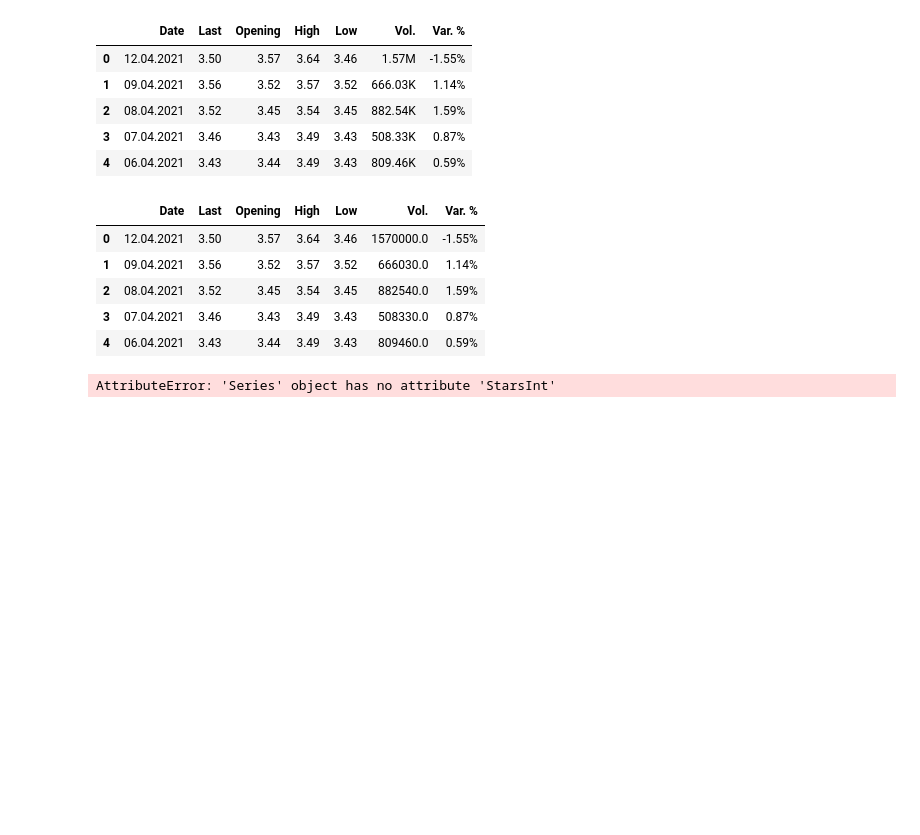
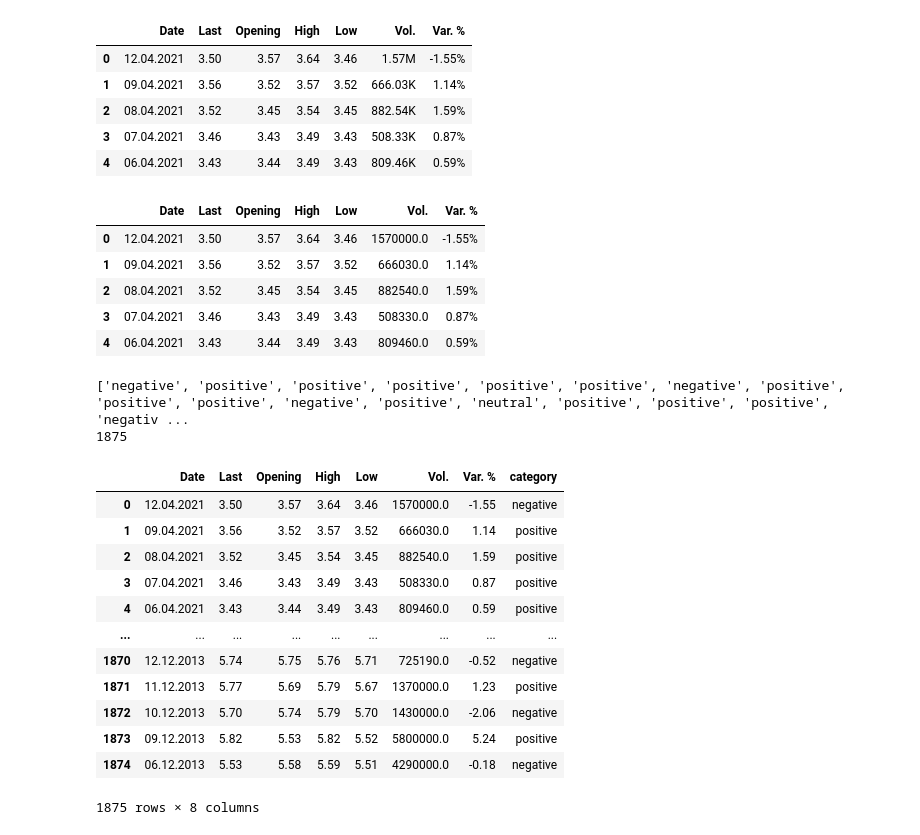
Before and after one commit to arfan64shah/Extract_Transform_Load_Visualization, a Jupyter notebook: Arfan_Practical6/Arfan_Practical6.ipynb, the cells around one changed output. Drawn from its saved outputs; the diff is of its cells as text; code cells hidden in the pictures; blank space fills up the shorter version.

```diff
--- a/Arfan_Practical6/Arfan_Practical6.ipynb
+++ b/Arfan_Practical6/Arfan_Practical6.ipynb
@@ -73,16 +73,49 @@ new_dataset.head()
 | 4 | 06.04.2021 | 3.43 | 3.44 | 3.49 | 3.43 | 809460.0 | 0.59% |
 # %%
 #add one column at the last and assign negative or positive by looking at the variation column
-import numpy as np
-condition = [
-    new_dataset['Var. %'].StarsInt >= 0,
-    new_dataset['Var. %'].StarsInt < 0,
-]
 
-category = ['Positive', 'Negative']
+#here i am removing % sign
+new_dataset['Var. %'] = new_dataset['Var. %'].str.replace(r'%', '')
 
-new_dataset['Category'] = np.select(condition, category)
 
-new_dataset.head(5)
+#here I am changing the series into list
+lst = new_dataset['Var. %'].tolist()
+
+
+#change string into float
+for i in range(0, len(lst)):
+    lst[i] = float(lst[i])
+
+
+#new list created and appended the category into the list
+new_column = []
+for i in range(len(lst)):
+    if(lst[i] > 0):
+        new_column.append("positive")
+    elif (lst[i] < 0):
+        new_column.append("negative")
+    else:
+        new_column.append("neutral")
+print(new_column)
+print(len(new_column))
+
+#now append the list column into our dataset and our new column is "category"
+new_dataset['category'] = new_column
+
+new_dataset
 # %% [output]
-AttributeError: 'Series' object has no attribute 'StarsInt'
+['negative', 'positive', 'positive', 'positive', 'positive', 'positive', 'negative', 'positive', 'positive', 'positive', 'negative', 'positive', 'neutral', 'positive', 'positive', 'positive', 'negativ ...
+1875
+|  | Date | Last | Opening | High | Low | Vol. | Var. % | category |
+| 0 | 12.04.2021 | 3.50 | 3.57 | 3.64 | 3.46 | 1570000.0 | -1.55 | negative |
+| 1 | 09.04.2021 | 3.56 | 3.52 | 3.57 | 3.52 | 666030.0 | 1.14 | positive |
+| 2 | 08.04.2021 | 3.52 | 3.45 | 3.54 | 3.45 | 882540.0 | 1.59 | positive |
+| 3 | 07.04.2021 | 3.46 | 3.43 | 3.49 | 3.43 | 508330.0 | 0.87 | positive |
+| 4 | 06.04.2021 | 3.43 | 3.44 | 3.49 | 3.43 | 809460.0 | 0.59 | positive |
+| ... | ... | ... | ... | ... | ... | ... | ... | ... |
+| 1870 | 12.12.2013 | 5.74 | 5.75 | 5.76 | 5.71 | 725190.0 | -0.52 | negative |
+| 1871 | 11.12.2013 | 5.77 | 5.69 | 5.79 | 5.67 | 1370000.0 | 1.23 | positive |
+| 1872 | 10.12.2013 | 5.70 | 5.74 | 5.79 | 5.70 | 1430000.0 | -2.06 | negative |
+| 1873 | 09.12.2013 | 5.82 | 5.53 | 5.82 | 5.52 | 5800000.0 | 5.24 | positive |
+| 1874 | 06.12.2013 | 5.53 | 5.58 | 5.59 | 5.51 | 4290000.0 | -0.18 | negative |
+1875 rows × 8 columns
```
Also changed, not shown: parts of 2 cells of this notebook, 1 other file.
